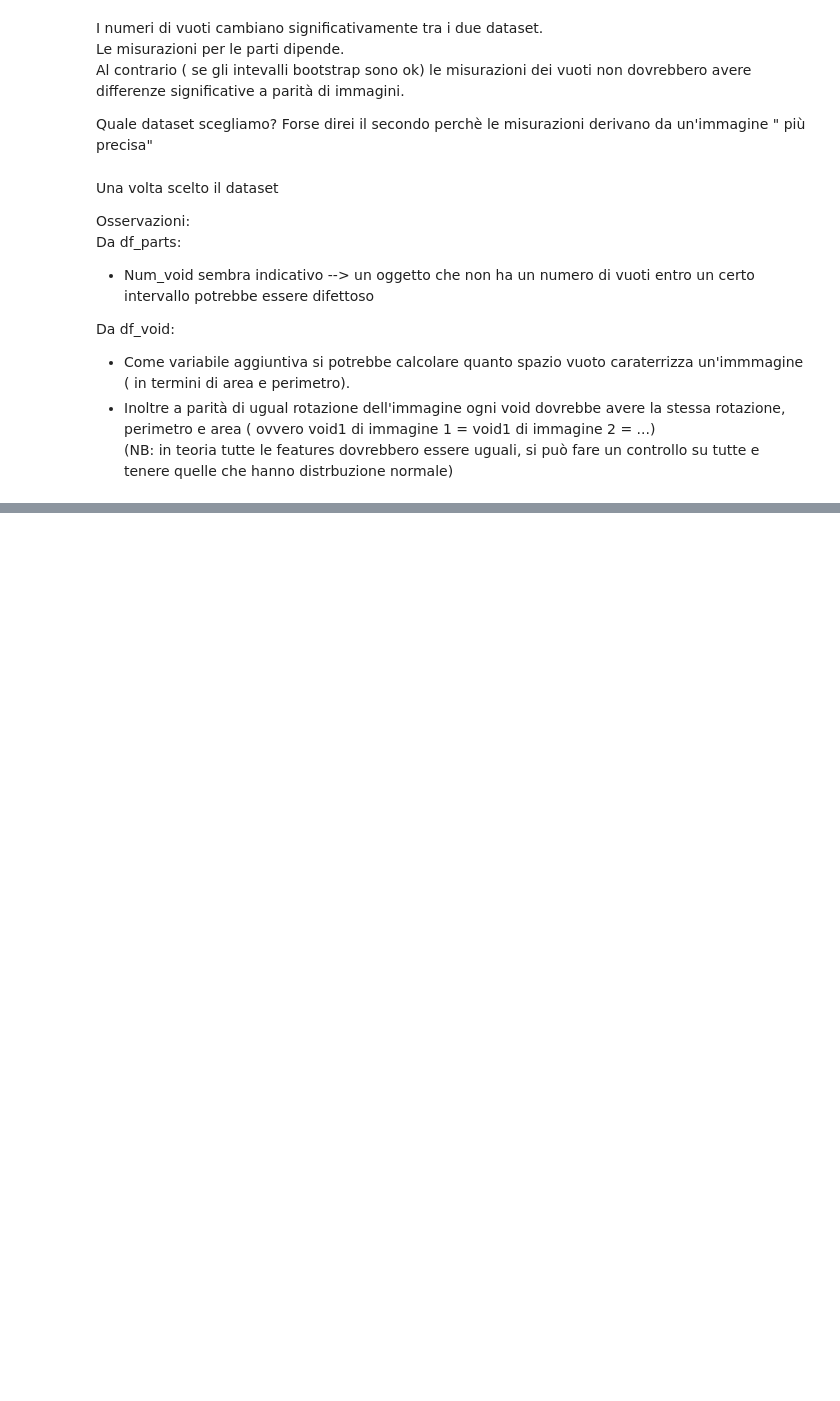
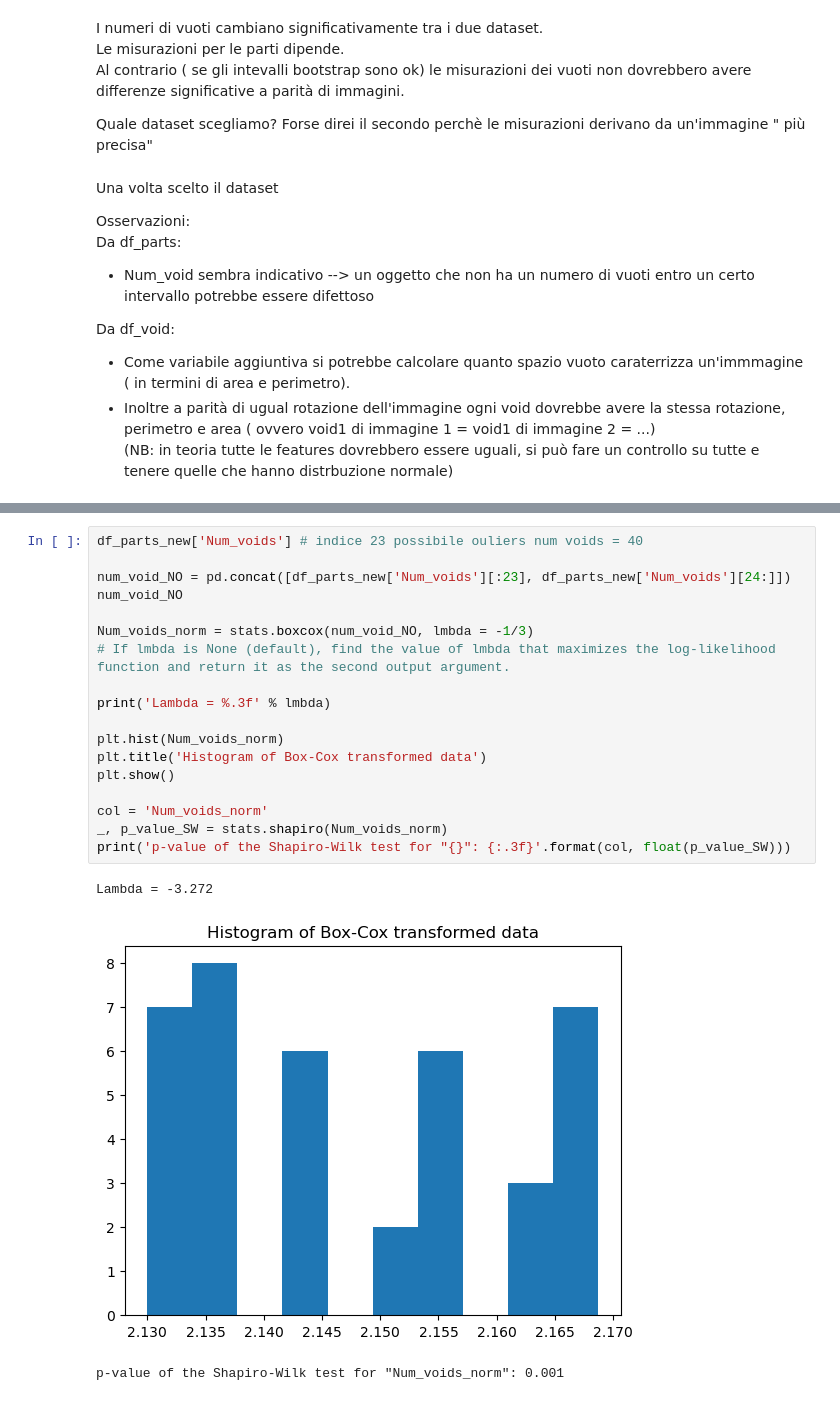
Before and after one commit to abylai11/qda-project, a Jupyter notebook: Python code/Fede - Variable manipulation.ipynb, the cells around one changed output, grey strips where cells are left out. Cells and saved outputs as stored; diff of their text form; blank space fills up the shorter version.

```diff
--- a/Python code/Fede - Variable manipulation.ipynb
+++ b/Python code/Fede - Variable manipulation.ipynb
@@ -322,0 +507,22 @@ Da df_void:
+# %%
+df_parts_new['Num_voids'] # indice 23 possibile ouliers num voids = 40
+
+num_void_NO = pd.concat([df_parts_new['Num_voids'][:23], df_parts_new['Num_voids'][24:]])
+num_void_NO
+
+Num_voids_norm = stats.boxcox(num_void_NO, lmbda = -1/3)
+# If lmbda is None (default), find the value of lmbda that maximizes the log-likelihood function and return it as the second output argument.
+
+print('Lambda = %.3f' % lmbda)
+
+plt.hist(Num_voids_norm)
+plt.title('Histogram of Box-Cox transformed data')
+plt.show()
+
+col = 'Num_voids_norm'
+_, p_value_SW = stats.shapiro(Num_voids_norm)
+print('p-value of the Shapiro-Wilk test for "{}": {:.3f}'.format(col, float(p_value_SW)))
+# %% [output]
+Lambda = -3.272
+[figure, added]
+p-value of the Shapiro-Wilk test for "Num_voids_norm": 0.001
```
Also changed, not shown: parts of 23 cells of this notebook.
